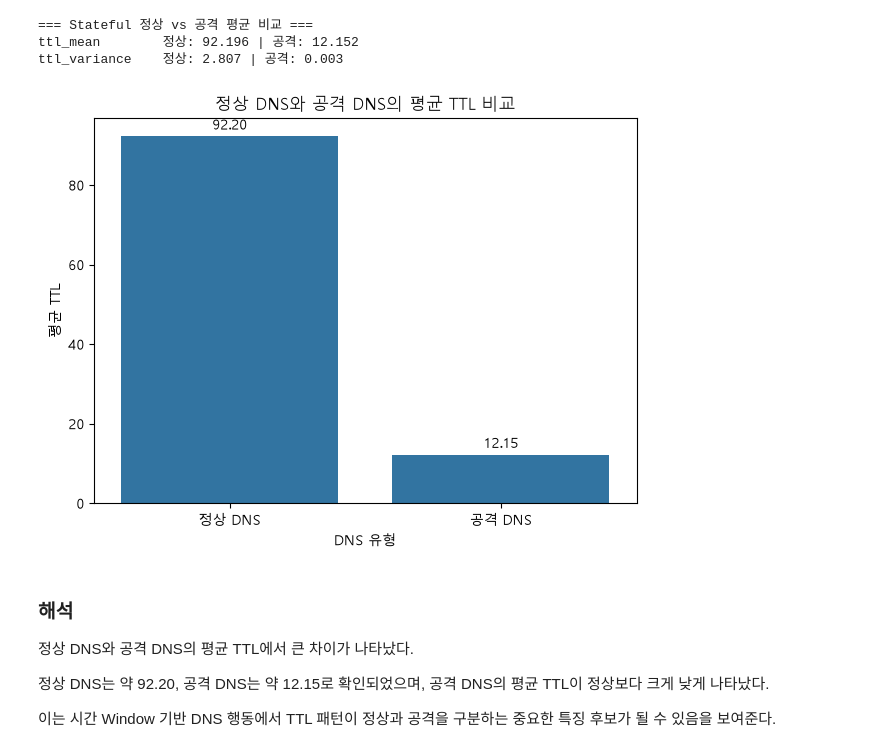
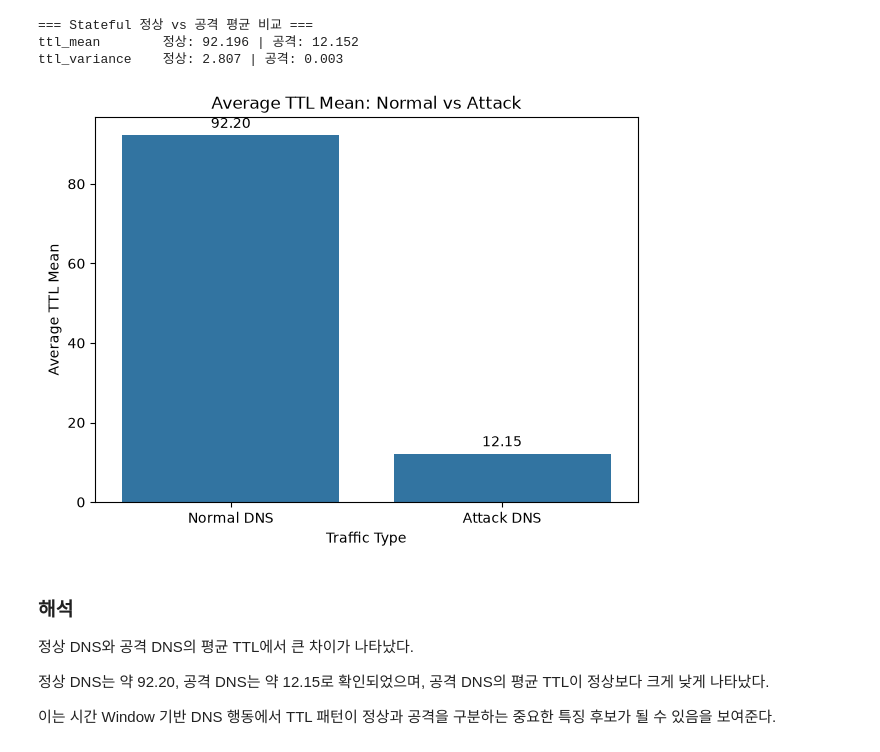
Before and after one commit to dlrjsdud332-pixel/dns-malicious-detection, a Jupyter notebook: notebooks/CIC-Bell-DNS-EXF-2021_DNS_Security_EDA.ipynb, the cells around one changed output. Cells and saved outputs as stored; diff of their text form; code cells hidden in the pictures.

```diff
--- a/notebooks/CIC-Bell-DNS-EXF-2021_DNS_Security_EDA.ipynb
+++ b/notebooks/CIC-Bell-DNS-EXF-2021_DNS_Security_EDA.ipynb
@@ -228,8 +437,8 @@ plt.show()
 복잡한 서브도메인 구조가 사용될 가능성과 관련된 특징으로 볼 수 있다.
 # %%
 special_comparison = pd.DataFrame({
-    "구분": ["정상 DNS", "공격 DNS"],
-    "평균 특수문자 수": [
+    "Type": ["Normal DNS", "Attack DNS"],
+    "Average Special Character Count": [
         benign["special"].mean(),
         attack["special"].mean()
     ]
@@ -239,13 +448,13 @@ plt.figure(figsize=(7, 5))
 
 ax = sns.barplot(
     data=special_comparison,
-    x="구분",
-    y="평균 특수문자 수"
+    x="Type",
+    y="Average Special Character Count"
 )
 
-plt.title("정상 DNS와 공격 DNS의 평균 특수문자 수 비교")
-plt.xlabel("DNS 유형")
-plt.ylabel("평균 특수문자 수")
+ax.set_title("Average Special Character Count: Normal vs Attack")
+ax.set_xlabel("Traffic Type")
+ax.set_ylabel("Average Special Character Count")
 
 for container in ax.containers:
     ax.bar_label(container, fmt="%.2f", padding=3)
@@ -264,8 +473,8 @@ plt.show()
 이는 비정상 DNS 문자열 구조를 구분하는 보조 특징으로 활용할 수 있다.
 # %%
 len_comparison = pd.DataFrame({
-    "구분": ["정상 DNS", "공격 DNS"],
-    "평균 도메인 길이": [
+    "Type": ["Normal DNS", "Attack DNS"],
+    "Average Domain Length": [
         benign["len"].mean(),
         attack["len"].mean()
     ]
@@ -275,13 +484,13 @@ plt.figure(figsize=(7, 5))
 
 ax = sns.barplot(
     data=len_comparison,
-    x="구분",
-    y="평균 도메인 길이"
+    x="Type",
+    y="Average Domain Length"
 )
 
-plt.title("정상 DNS와 공격 DNS의 평균 도메인 길이 비교")
-plt.xlabel("DNS 유형")
-plt.ylabel("평균 도메인 길이")
+ax.set_title("Average Domain Length: Normal vs Attack")
+ax.set_xlabel("Traffic Type")
+ax.set_ylabel("Average Domain Length")
 
 for container in ax.containers:
     ax.bar_label(container, fmt="%.2f", padding=3)
@@ -342,31 +551,31 @@ ttl_mean        정상: 92.196 | 공격: 12.152
 ttl_variance    정상: 2.807 | 공격: 0.003
 # %%
 ttl_mean_comparison = pd.DataFrame({
-    "구분": ["정상 DNS", "공격 DNS"],
-    "평균 TTL": [
+    "Type": ["Normal DNS", "Attack DNS"],
+    "Average TTL Mean": [
         stateful_benign["ttl_mean"].mean(),
         stateful_attack["ttl_mean"].mean()
     ]
 })
 
 plt.figure(figsize=(7, 5))
 
 ax = sns.barplot(
     data=ttl_mean_comparison,
-    x="구분",
-    y="평균 TTL"
+    x="Type",
+    y="Average TTL Mean"
 )
 
-plt.title("정상 DNS와 공격 DNS의 평균 TTL 비교")
-plt.xlabel("DNS 유형")
-plt.ylabel("평균 TTL")
+ax.set_title("Average TTL Mean: Normal vs Attack")
+ax.set_xlabel("Traffic Type")
+ax.set_ylabel("Average TTL Mean")
 
 for container in ax.containers:
     ax.bar_label(container, fmt="%.2f", padding=3)
 
 plt.show()
 # %% [output]
-[figure, old version]
+[figure, new version]
 # %% [markdown]
 ### 해석
 
```
Also changed, not shown: parts of 21 cells of this notebook, 1 other file.
